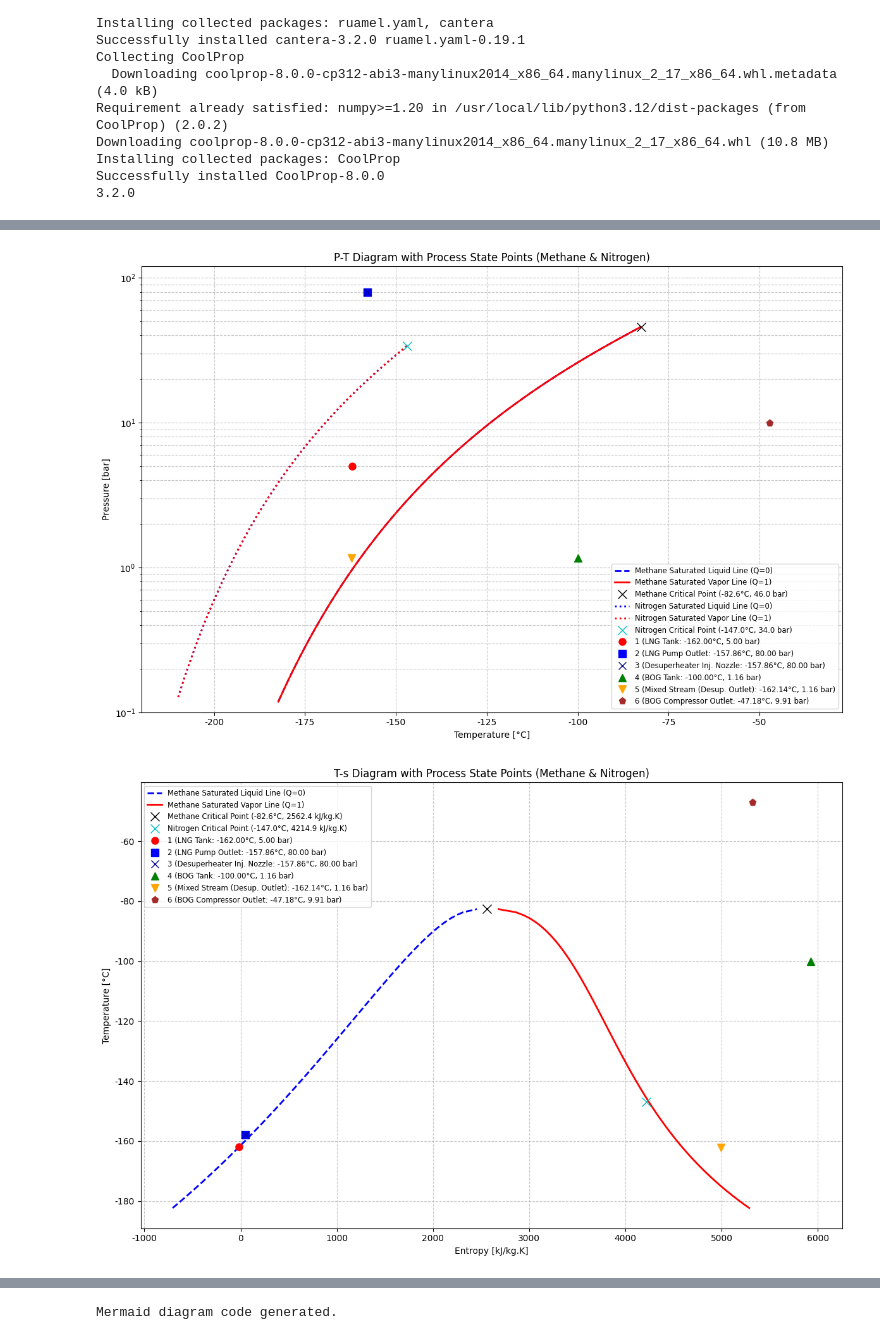
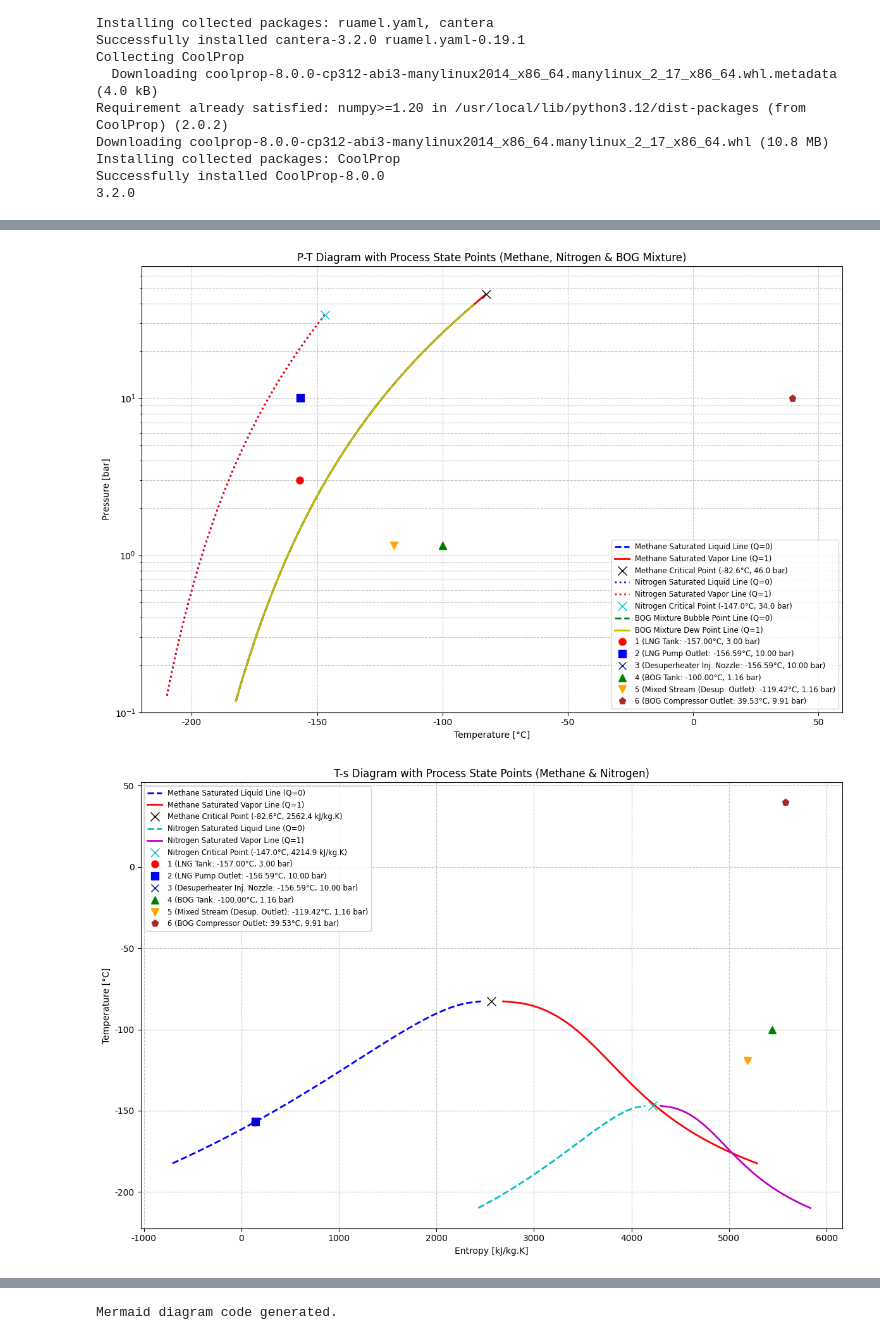
Before and after one commit to slhs75471-arch/lng-ykp, a Jupyter notebook: BOG gas_MODEL07.30.11.ipynb, the cells around one changed output, grey strips where cells are left out. Drawn from its saved outputs; the diff is of its cells as text; code cells hidden in the pictures.

```diff
--- a/BOG gas_MODEL07.30.11.ipynb
+++ b/BOG gas_MODEL07.30.11.ipynb
@@ -38,14 +38,14 @@ params = {
     "v_bog_tank_m3_per_hr": 18100.0, # BOG 체적 유량 (m3/h) - 입력
 
     # LNG 저장 탱크 및 실제 펌프 입구 조건
-    "T_lng_tank": C_to_K(-162.0),
-    "P_lng_tank": bar_to_Pa(5.0),
+    "T_lng_tank": C_to_K(-157.0),
+    "P_lng_tank": bar_to_Pa(3),
 
     # LNG 2차 펌프 출구 압력
-    "P_lng_high": bar_to_Pa(80.0),
+    "P_lng_high": bar_to_Pa(10.0),
 
     # LNG 주입 유량 (디슈퍼히터에서 BOG와 혼합되는 LNG 양)
-    "v_lng_injection_m3_per_hr": 20.0, # (m3/h) - 입력. 펌프 출구 조건의 LNG 밀도 기준.
+    "v_lng_injection_m3_per_hr": 4.0, # (m3/h) - 입력. 펌프 출구 조건의 LNG 밀도 기준.
 
     # 탱크로부터 나오는 BOG 조건 입력
     "T_bog_tank": C_to_K(-100.0),
@@ -783,5 +810,5 @@ display(df_streams_full)
 # %%
-# @title
+# @title plot
 import matplotlib.pyplot as plt
 import numpy as np
 import matplotlib.font_manager as fm
@@ -848,6 +875,32 @@ P_sat_liquid_bar_values_nitrogen = [Pa_to_bar(p) if not np.isnan(p) else np.nan
 P_sat_vapor_bar_values_nitrogen = [Pa_to_bar(p) if not np.isnan(p) else np.nan for p in P_sat_vapor_Pa_values_nitrogen]
 T_sat_C_values_nitrogen = [K_to_C(t) for t in T_sat_K_values_nitrogen]
 
+# --- BOG Mixture Saturation Curve Data for P-T diagram ---
+T_min_bog_sat_K = max(T_triple_K_methane, T_triple_K_nitrogen) # Use higher of the two component's triple points
+T_max_bog_sat_K = max(Tc_K_methane, Tc_K_nitrogen) - 5 # Proxy upper limit for mixture saturation curve
+
+# Prepare lists to store valid (T, P) pairs
+T_K_values_bog_valid = []
+P_bubble_Pa_values_bog_valid = []
+P_dew_Pa_values_bog_valid = []
+
+# Iterate over a generated temperature range to find bubble and dew points
+for T_K_point in np.linspace(T_min_bog_sat_K + 0.1, T_max_bog_sat_K, 100):
+    try:
+        p_bubble = CP.PropsSI('P', 'T', T_K_point, 'Q', 0, fluid_bog_tank_str)
+        p_dew = CP.PropsSI('P', 'T', T_K_point, 'Q', 1, fluid_bog_tank_str)
+        # Only append if both calculations are successful, ensuring parallel lists
+        T_K_values_bog_valid.append(T_K_point)
+        P_bubble_Pa_values_bog_valid.append(p_bubble)
+        P_dew_Pa_values_bog_valid.append(p_dew)
+    except ValueError:
+        # If CoolProp fails for this T_K_point, skip this point entirely
+        pass
+
+P_bubble_bar_values_bog = [Pa_to_bar(p) for p in P_bubble_Pa_values_bog_valid]
+P_dew_bar_values_bog = [Pa_to_bar(p) for p in P_dew_Pa_values_bog_valid]
+T_sat_C_values_bog = [K_to_C(t) for t in T_K_values_bog_valid] # Convert valid K temperatures to C
+
 # --- Define the state points to plot (aligned with df_streams_full) ---
 state_points = [
     # 1. LNG Tank
@@ -883,17 +936,39 @@ plt.plot(T_sat_C_values_nitrogen, P_sat_liquid_bar_values_nitrogen, 'b:', linewi
 plt.plot(T_sat_C_values_nitrogen, P_sat_vapor_bar_values_nitrogen, 'r:', linewidth=2, label='Nitrogen Saturated Vapor Line (Q=1)')   # Dotted line for Nitrogen
 plt.plot(Tc_C_nitrogen, Pc_bar_nitrogen, 'cx', markersize=10, label=f'Nitrogen Critical Point ({Tc_C_nitrogen:.1f}°C, {Pc_bar_nitrogen:.1f} bar)') # Cyan cross for Nitrogen critical point
 
+# BOG Mixture Saturation Curves (using filtered data)
+plt.plot(T_sat_C_values_bog, P_bubble_bar_values_bog, 'g--', linewidth=2, label='BOG Mixture Bubble Point Line (Q=0)') # Green dashed for Bubble Point
+plt.plot(T_sat_C_values_bog, P_dew_bar_values_bog, 'y-', linewidth=2, label='BOG Mixture Dew Point Line (Q=1)')    # Yellow solid for Dew Point
+# Removed: plt.plot(Tc_C_bog, Pc_bar_bog, 'mx', markersize=10, label=f'BOG Mixture Critical Point ({Tc_C_bog:.1f}°C, {Pc_bar_bog:.1f} bar)') # Magenta cross for BOG critical point
+
 for point in state_points:
     plt.plot(point['T_C'], point['P_bar'], point['marker'], color=point['color'], markersize=8, label=point['label'])
 
-plt.title('P-T Diagram with Process State Points (Methane & Nitrogen)')
+plt.title('P-T Diagram with Process State Points (Methane, Nitrogen & BOG Mixture)')
 plt.xlabel('Temperature [°C]')
 plt.ylabel('Pressure [bar]')
 plt.yscale('log') # Pressure often spans several orders of magnitude, so log scale is useful
 plt.grid(True, which="both", ls="--", alpha=0.7)
 plt.legend(loc='best', fontsize='small')
-plt.xlim(min(min(T_sat_C_values_methane), min(T_sat_C_values_nitrogen)) - 10, max([p['T_C'] for p in state_points]) + 20)
-plt.ylim(0.1, max(Pc_bar_methane, Pc_bar_nitrogen, max([p['P_bar'] for p in state_points])) * 1.5)
+
+# Adjust x and y limits to encompass all curves and state points
+all_T_sat_C_values = list(T_sat_C_values_methane) + list(T_sat_C_values_nitrogen) + T_sat_C_values_bog
+all_P_sat_bar_values = list(P_sat_liquid_bar_values_methane) + list(P_sat_vapor_bar_values_methane) + \
+                       list(P_sat_liquid_bar_values_nitrogen) + list(P_sat_vapor_bar_values_nitrogen) + \
+                       P_bubble_bar_values_bog + P_dew_bar_values_bog
+
+# Exclude mixture critical point from range calculation as it's not directly calculated/plotted
+all_P_crit_bar = [Pc_bar_methane, Pc_bar_nitrogen]
+all_T_crit_C = [Tc_C_methane, Tc_C_nitrogen]
+all_T_state_points_C = [p['T_C'] for p in state_points]
+all_P_state_points_bar = [p['P_bar'] for p in state_points]
+
+min_T_for_plot = min(min(all_T_sat_C_values), min(all_T_crit_C), min(all_T_state_points_C)) - 10
+max_T_for_plot = max(max(all_T_sat_C_values), max(all_T_crit_C), max(all_T_state_points_C)) + 20
+max_P_for_plot = max(max(all_P_sat_bar_values), max(all_P_crit_bar), max(all_P_state_points_bar)) * 1.5
+
+plt.xlim(min_T_for_plot, max_T_for_plot)
+plt.ylim(0.1, max_P_for_plot)
 plt.tight_layout()
 plt.show()
 
@@ -951,35 +1026,39 @@ for point in state_points:
     )
 
 # --- Plotting the T-s Diagram ---
 fig_ts_diag = plt.figure(figsize=(12, 8))
 
 # Methane Saturation Curves
 plt.plot(s_sat_liquid_values_methane, T_sat_C_values_ts_methane, 'b--', linewidth=2, label='Methane Saturated Liquid Line (Q=0)')
 plt.plot(s_sat_vapor_values_methane, T_sat_C_values_ts_methane, 'r-', linewidth=2, label='Methane Saturated Vapor Line (Q=1)')
 
 # Methane Critical Point
 s_crit_methane = s_TP(Tc_K_methane, Pc_Pa_methane, FLUID_LNG)
 plt.plot(s_crit_methane, Tc_C_methane, 'kx', markersize=10, label=f'Methane Critical Point ({Tc_C_methane:.1f}°C, {s_crit_methane:.1f} kJ/kg.K)')
 
+# Nitrogen Saturation Curves - ADDED
+plt.plot(s_sat_liquid_values_nitrogen, T_sat_C_values_ts_nitrogen, 'c--', linewidth=2, label='Nitrogen Saturated Liquid Line (Q=0)') # Cyan dashed
+plt.plot(s_sat_vapor_values_nitrogen, T_sat_C_values_ts_nitrogen, 'm-', linewidth=2, label='Nitrogen Saturated Vapor Line (Q=1)')   # Magenta solid
+
 # Nitrogen Critical Point
 s_crit_nitrogen = s_TP(Tc_K_nitrogen, Pc_Pa_nitrogen, FLUID_NITROGEN)
 plt.plot(s_crit_nitrogen, Tc_C_nitrogen, 'cx', markersize=10, label=f'Nitrogen Critical Point ({Tc_C_nitrogen:.1f}°C, {s_crit_nitrogen:.1f} kJ/kg.K)')
 
 # Plot Process State Points
 for point in state_points_ts:
     if not np.isnan(point['s']):
         plt.plot(point['s'], point['T_C'], point['marker'], color=point['color'], markersize=8, label=point['label'])
 
 plt.title('T-s Diagram with Process State Points (Methane & Nitrogen)')
 plt.xlabel('Entropy [kJ/kg.K]')
 plt.ylabel('Temperature [°C]')
 plt.grid(True, which="both", ls="--", alpha=0.7)
 plt.legend(loc='best', fontsize='small')
 plt.tight_layout()
 plt.show()
 # %% [output]
-[figure, old version]
+[figure, new version]
-[figure, old version]
+[figure, new version]
 # %%
 # @title
 import pandas as pd
```
Also changed, not shown: parts of 3 cells of this notebook.
